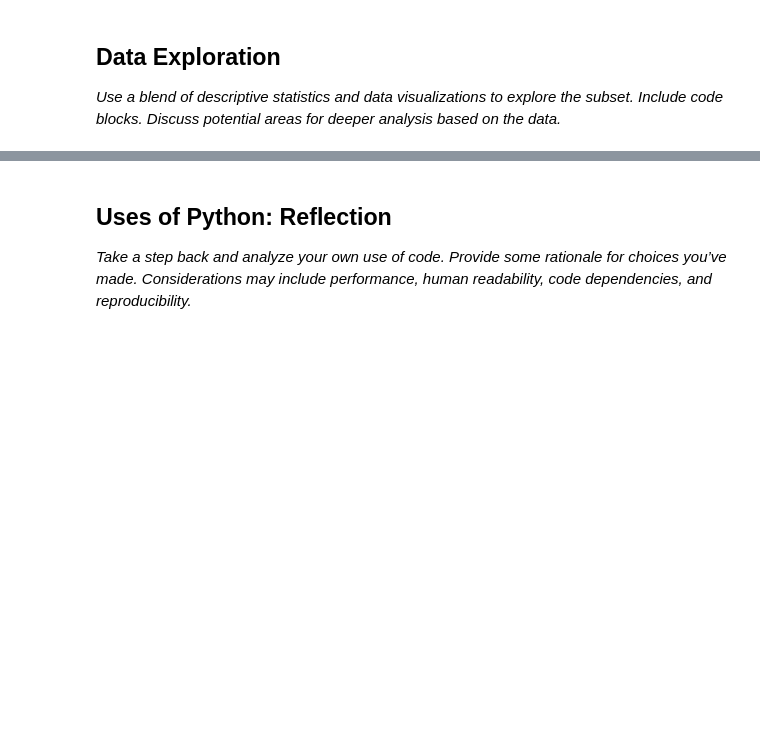
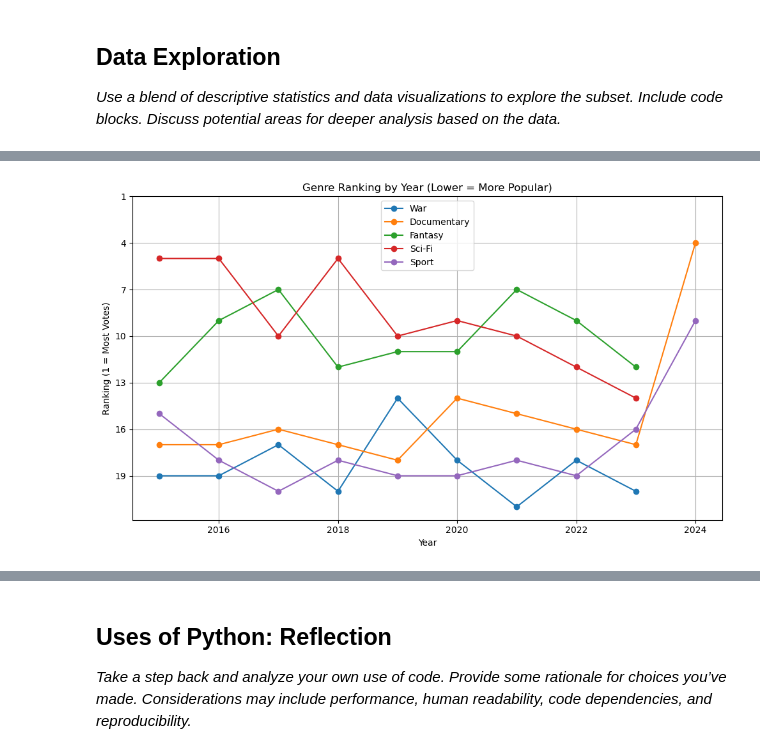
Before and after one commit to LinhNguyen9900/DA210-Project2, a Jupyter notebook: submission.ipynb, the cells around one changed output, grey strips where cells are left out. Drawn from its saved outputs; the diff is of its cells as text; code cells hidden in the pictures; blank space fills up the shorter version.

```diff
--- a/submission.ipynb
+++ b/submission.ipynb
@@ -16,0 +118,14 @@ _Use a blend of descriptive statistics and data visualizations to explore the su
+# %%
+rank_change_by_genre = {}
+
+for genre in df_ranked['genre'].unique():
+    genre_df = df_ranked[df_ranked['genre'] == genre].sort_values('startYear')
+    ranks = genre_df['rank'].tolist()
+    rank_changes = [abs(ranks[i] - ranks[i-1]) for i in range(1, len(ranks))]
+    rank_change_by_genre[genre] = sum(rank_changes)
+# %%
+df_rank_change = pd.DataFrame(rank_change_by_genre.items(), columns=['genre', 'total_rank_change'])
+df_rank_change_sorted = df_rank_change.sort_values(by='total_rank_change', ascending=False)
+
+# Top 10 genres with most ranking movement from 2015-2024
+print(df_rank_change_sorted.head(10))
@@ -16,0 +144,36 @@ _Use a blend of descriptive statistics and data visualizations to explore the su
+# %%
+#line plot of top 5 genre ranking with most ranking movement by year
+top_genres = df_rank_change_sorted.head(5)['genre'].tolist()
+df_plot = df_ranked[df_ranked['genre'].isin(top_genres)]
+
+import matplotlib.pyplot as plt
+
+plt.figure(figsize=(10, 6))
+
+for genre in top_genres:
+    genre_data = df_plot[df_plot['genre'] == genre].sort_values('startYear')
+    plt.plot(genre_data['startYear'], genre_data['rank'], marker='o', label=genre)
+
+# Flip the y-axis so rank 1 is at the top
+plt.gca().invert_yaxis()
+
+'''
+plt.title('Genre Ranking by Year (Lower = More Popular)')
+plt.xlabel('Year')
+plt.ylabel('Ranking (1 = Most Votes)')
+plt.legend()
+plt.grid(True)
+plt.tight_layout()
+plt.show()
+'''
+
+plt.title('Genre Ranking by Year (Lower = More Popular)')
+plt.xlabel('Year')
+plt.ylabel('Ranking (1 = Most Votes)')
+plt.legend()
+plt.grid(True)
+plt.yticks(range(1, 22, 3))
+plt.tight_layout()
+plt.show()
+# %% [output]
+[figure, added]
```
Also changed, not shown: parts of 25 cells of this notebook.
